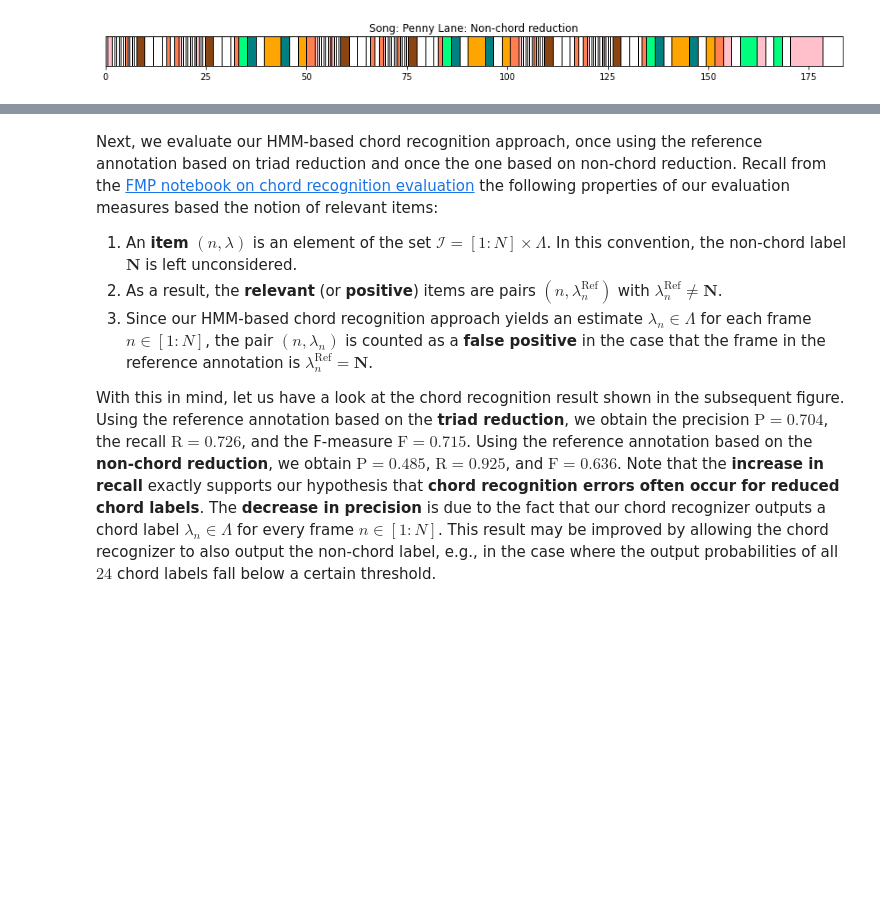
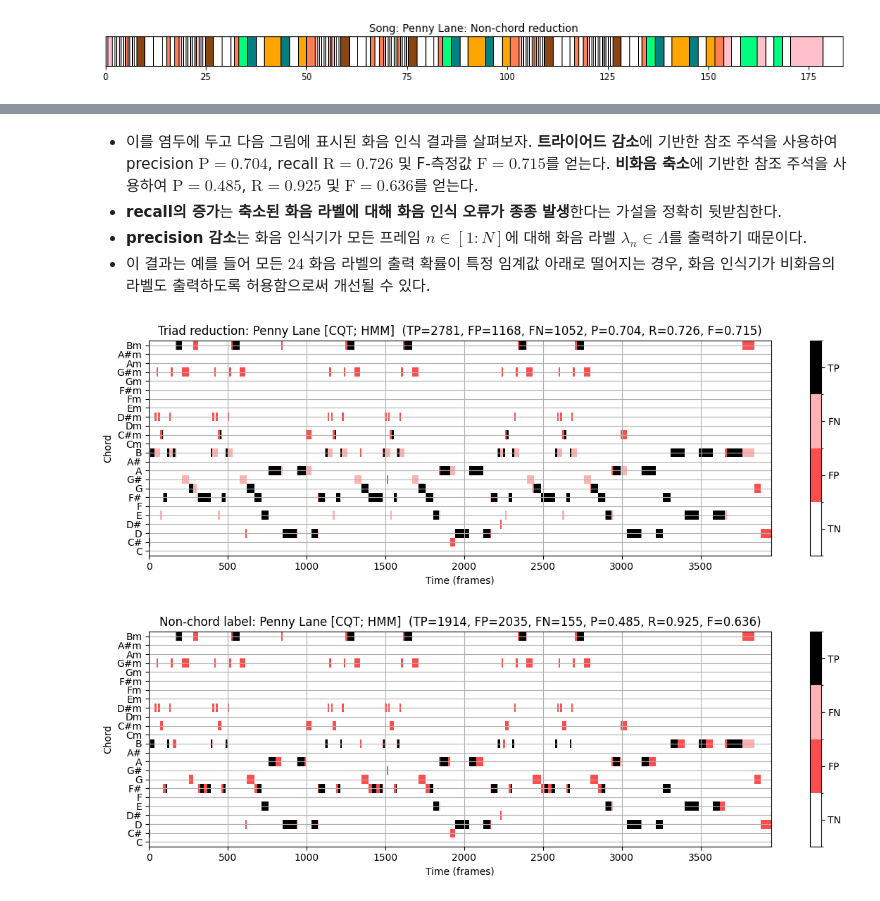
Before and after one commit to jo-cho/mir_kr, a Jupyter notebook: Notebooks/6. Chord Recognition/6.4.Further_Readings.ipynb, the cells around one changed output, grey strips where cells are left out. Cells and saved outputs as stored; diff of their text form; code cells hidden in the pictures; blank space fills up the shorter version.

```diff
--- a/Notebooks/6. Chord Recognition/6.4.Further_Readings.ipynb
+++ b/Notebooks/6. Chord Recognition/6.4.Further_Readings.ipynb
@@ -228,18 +229,18 @@ def chord_recognition_all(X, ann_matrix, p=0.15, filt_len=None, filt_type='mean'
     """
     if filt_len is not None:
         if filt_type == 'mean':
-            X, Fs_X = libfmp.c3.smooth_downsample_feature_sequence(X, Fs=1, filt_len=filt_len, down_sampling=1)
+            X, Fs_X = smooth_downsample_feature_sequence(X, Fs=1, filt_len=filt_len, down_sampling=1)
         if filt_type == 'median':
-            X, Fs_X = libfmp.c3.median_downsample_feature_sequence(X, Fs=1, filt_len=filt_len, down_sampling=1)
+            X, Fs_X = median_downsample_feature_sequence(X, Fs=1, filt_len=filt_len, down_sampling=1)
     # Template-based chord recogntion
-    chord_sim, chord_Tem = libfmp.c5.chord_recognition_template(X, norm_sim='1')
-    result_Tem = libfmp.c5.compute_eval_measures(ann_matrix, chord_Tem)
+    chord_sim, chord_Tem = chord_recognition_template(X, norm_sim='1')
+    result_Tem = compute_eval_measures(ann_matrix, chord_Tem)
     # HMM-based chord recogntion
-    A = libfmp.c5.uniform_transition_matrix(p=p)
+    A = uniform_transition_matrix(p=p)
     C = 1 / 24 * np.ones((1, 24))
     B_O = chord_sim
-    chord_HMM, _, _, _ = libfmp.c5.viterbi_log_likelihood(A, C, B_O)
-    result_HMM = libfmp.c5.compute_eval_measures(ann_matrix, chord_HMM)
+    chord_HMM, _, _, _ = viterbi_log_likelihood(A, C, B_O)
+    result_HMM = compute_eval_measures(ann_matrix, chord_HMM)
     return result_Tem, result_HMM, chord_Tem, chord_HMM, chord_sim
 
 
@@ -248,7 +249,7 @@ def plot_chord_recognition_result(ann_matrix, result, chord_matrix, chord_labels
     P, R, F, TP, FP, FN = result
     method='HMM'
     title = title + ' (TP=%d, FP=%d, FN=%d, P=%.3f, R=%.3f, F=%.3f)' % (TP, FP, FN, P, R, F)
-    fig, ax, im = libfmp.c5.plot_matrix_chord_eval(ann_matrix, chord_matrix, Fs=Fs_X, figsize=figsize,
+    fig, ax, im = plot_matrix_chord_eval(ann_matrix, chord_matrix, Fs=Fs_X, figsize=figsize,
                          title=title, ylabel='Chord', xlabel='Time (frames)', chord_labels=chord_labels)
     if xlim is not None:
         plt.xlim(xlim)
@@ -521,7 +530,7 @@ for s in song_selected:
     result_Tem, result_HMM, chord_Tem, chord_HMM, chord_sim = output
     chord_dull = np.zeros(chord_Tem.shape)
     chord_dull[10, :] = 1
-    result_dull = libfmp.c5.compute_eval_measures(ann_dict_CQT[s][0], chord_dull)
+    result_dull = compute_eval_measures(ann_dict_CQT[s][0], chord_dull)
 
     title='Song: %s [CQT; Dull]' % song_dict[s][0]
     plot_chord_recognition_result(ann_dict_CQT[s][0], result_dull,
@@ -543,18 +557,18 @@ for s in [3]:
     fn_ann_orig = fn_ann.replace('_simplified', '')
 
     # Read original annotation (Harte) and triad-reduced annotation
-    ann_orig, _ = libfmp.c4.read_structure_annotation(fn_ann_orig)
-    ann, _ = libfmp.c4.read_structure_annotation(fn_ann)
+    ann_orig, _ = read_structure_annotation(fn_ann_orig)
+    ann, _ = read_structure_annotation(fn_ann)
     # Replace in original annotation all labels that were reducued by non-chord label
     for k in range(len(ann)):
         if ann[k][2] != ann_orig[k][2]:
             ann_orig[k][2] = 'N'
 
-    libfmp.b.plot_segments(ann, figsize=(12, 1.2), time_label='Time (seconds)',
+    plot_segments(ann, figsize=(12, 1.2), time_label='Time (seconds)',
                            print_labels=False, colors=color_ann, alpha=1)
     plt.title('Song: %s: Triad reduction' % song_id)
     plt.show()
-    libfmp.b.plot_segments(ann_orig, figsize=(12, 1),
+    plot_segments(ann_orig, figsize=(12, 1),
                            print_labels=False, colors=color_ann, alpha=1)
     plt.title('Song: %s: Non-chord reduction' % song_id)
     plt.show()
@@ -564,26 +584,26 @@ for s in [3]:
 # %% [markdown]
-Next, we evaluate our HMM-based chord recognition approach, once using the reference annotation based on triad reduction and once the one based on non-chord reduction. Recall from the [FMP notebook on chord recognition evaluation](../C5/C5S2_ChordRec_Eval.html) the following properties of our evaluation measures based the notion of relevant items:
-
-1. An **item** $(n, \lambda)$ is an element of the set $\mathcal{I}=[1:N]\times \Lambda$. In this convention, the non-chord label $\mathbf{N}$ is left unconsidered.
-2. As a result, the **relevant** (or **positive**) items are pairs $(n, \lambda^\mathrm{Ref}_{n})$ with $\lambda^\mathrm{Ref}_{n}\not=\mathbf{N}$.
-3. Since our HMM-based chord recognition approach yields an estimate $\lambda_{n}\in\Lambda$ for each frame $n\in[1:N]$, the pair $(n,\lambda_{n})$ is counted as a **false positive** in the case that the frame in the reference annotation is $\lambda^\mathrm{Ref}_{n}=\mathbf{N}$.
-
-With this in mind, let us have a look at the chord recognition result shown in the subsequent figure. Using the reference annotation based on the **triad reduction**, we obtain the precision $\mathrm{P}=0.704$, the recall $\mathrm{R}=0.726$, and the F-measure $\mathrm{F}=0.715$. Using the reference annotation based on the **non-chord reduction**, we obtain $\mathrm{P}=0.485$, $\mathrm{R}=0.925$, and $\mathrm{F}=0.636$. Note that the **increase in recall** exactly supports our hypothesis that **chord recognition errors often occur for reduced chord labels**. The **decrease in precision** is due to the fact that our chord recognizer outputs a chord label $\lambda_n\in\Lambda$ for every frame $n\in[1:N]$. This result may be improved by allowing the chord recognizer to also output the non-chord label, e.g., in the case where the output probabilities of all $24$ chord labels fall below a certain threshold.
+- 이를 염두에 두고 다음 그림에 표시된 화음 인식 결과를 살펴보자. **트라이어드 감소**에 기반한 참조 주석을 사용하여 precision $\mathrm{P}=0.704$, recall $\mathrm{R}=0.726$ 및 F-측정값 $\mathrm{F}=0.715$를 얻는다. **비화음 축소**에 기반한 참조 주석을 사용하여 $\mathrm{P}=0.485$, $\mathrm{R}=0.925$ 및 $\mathrm{F}=0.636$를 얻는다.
+- **recall의 증가**는 **축소된 화음 라벨에 대해 화음 인식 오류가 종종 발생**한다는 가설을 정확히 뒷받침한다.
+- **precision 감소**는 화음 인식기가 모든 프레임 $n\in[1:N]$에 대해 화음 라벨 $\lambda_n\in\Lambda$를 출력하기 때문이다.
+- 이 결과는 예를 들어 모든 $24$ 화음 라벨의 출력 확률이 특정 임계값 아래로 떨어지는 경우, 화음 인식기가 비화음의 라벨도 출력하도록 허용함으로써 개선될 수 있다.
 # %%
 song_selected = [3]
 for s in song_selected:
     output = chord_recognition_all(X_dict_CQT[s], ann_dict_CQT[s][0], p=0.15)
     result_Tem, result_HMM, chord_Tem, chord_HMM, chord_sim = output
     song_id = song_dict[s][0]
     fn_ann = song_dict[s][3]
     fn_ann_orig = fn_ann.replace('_simplified', '')
-    ann_orig, _ = libfmp.c4.read_structure_annotation(fn_ann_orig)
-    output =  libfmp.c5.convert_chord_ann_matrix(fn_ann_orig, chord_labels, Fs=Fs_X_dict_CQT[s],
+    ann_orig, _ = read_structure_annotation(fn_ann_orig)
+    output =  convert_chord_ann_matrix(fn_ann_orig, chord_labels, Fs=Fs_X_dict_CQT[s],
                                                  N=X_dict_CQT[s].shape[1], last=False)
     ann_matrix_N = output[0]
     output = chord_recognition_all(X_dict_CQT[s], ann_matrix_N, p=0.15)
     result_Tem_N, result_HMM_N, chord_Tem_N, chord_HMM_N, chord_sim_N = output
     title = 'Triad reduction: %s [CQT; HMM] ' % song_dict[s][0]
     plot_chord_recognition_result(ann_dict_CQT[s][0], result_HMM, chord_HMM, chord_labels, title=title)
     title = 'Non-chord label: %s [CQT; HMM] ' % song_dict[s][0]
     plot_chord_recognition_result(ann_matrix_N, result_HMM_N, chord_HMM_N, chord_labels, title=title)
+# %% [output]
+[figure, added]
+[figure, added]
```
Also changed, not shown: parts of 24 cells of this notebook.
